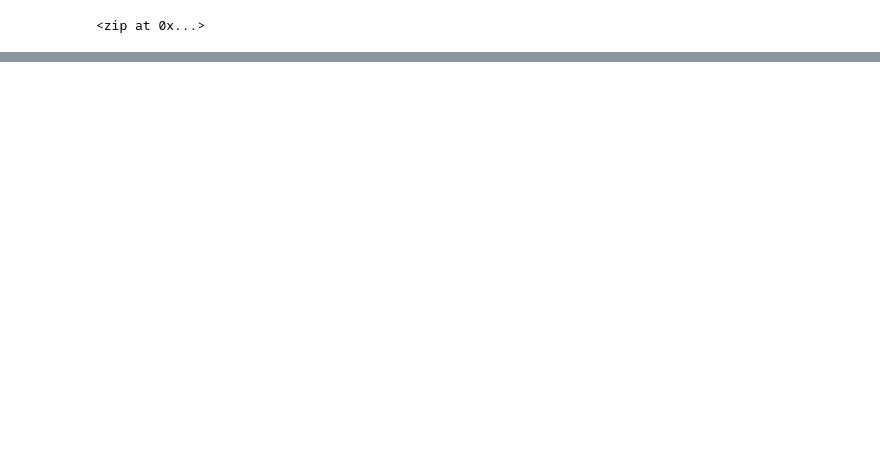
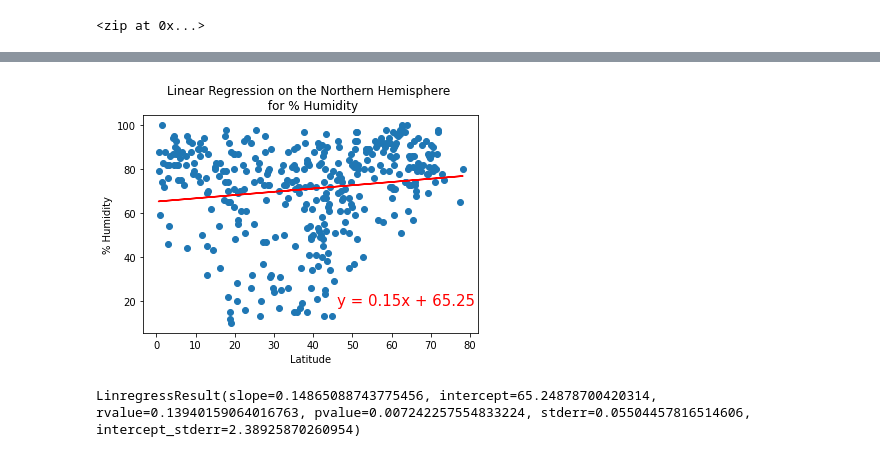
Before and after one commit to larabjork/world-weather-analysis, a Jupyter notebook: WeatherPy.ipynb, the cells around one changed output, grey strips where cells are left out. Saved outputs shown, nothing was run; the diff lists cells and outputs as text; code cells hidden in the pictures; blank space fills up the shorter version.

```diff
--- a/WeatherPy.ipynb
+++ b/WeatherPy.ipynb
@@ -300,0 +406,11 @@ plt.show()
+# %%
+# Linear Regression for Humidity  - Northern Hemi
+x_val_north = northern_hemi_df["Lat"]
+y_val_north = northern_hemi_df["Humidity"]
+regress_values_n = linregress(x_val_north, y_val_north)
+
+plot_linear_regression(x_val_north, y_val_north, "Linear Regression on the Northern Hemisphere \n for % Humidity", "% Humidity", (46, 18))
+regress_values_n
+# %% [output]
+[figure, added]
+LinregressResult(slope=0.14865088743775456, intercept=65.24878700420314, rvalue=0.13940159064016763, pvalue=0.007242257554833224, stderr=0.05504457816514606, intercept_stderr=2.38925870260954)
```
Also changed, not shown: parts of 22 cells of this notebook, 7 other files.
